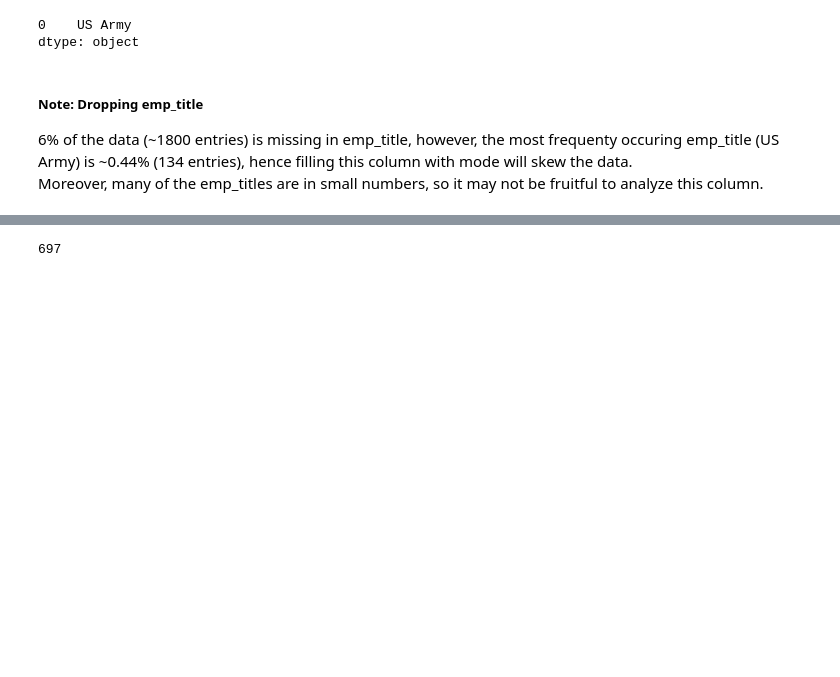
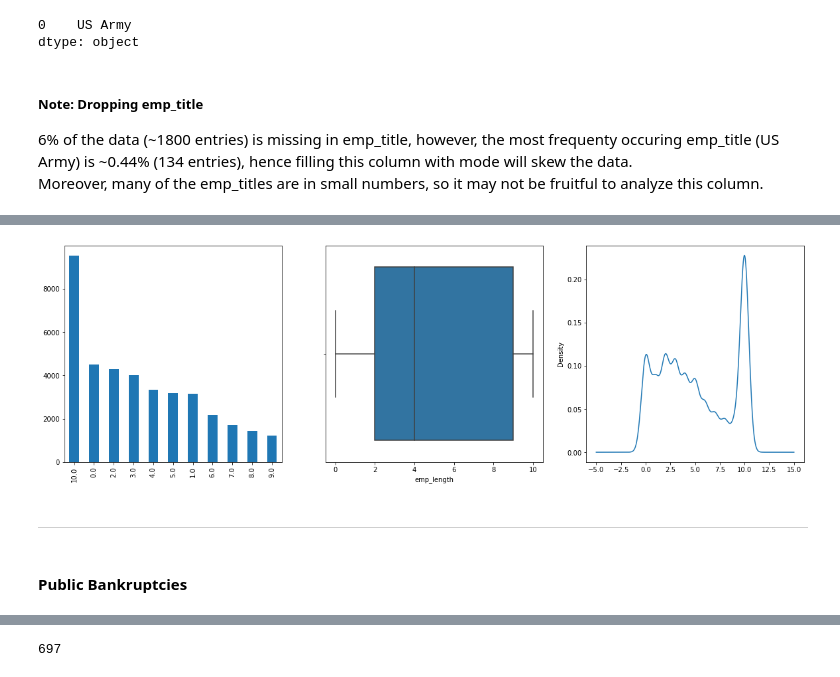
Before and after one commit to ayushxx7/EDA-LendingClubCaseStudy, a Jupyter notebook: LendingClubCaseStudy.ipynb, the cells around one changed output, grey strips where cells are left out. Drawn from its saved outputs; the diff is of its cells as text; code cells hidden in the pictures; blank space fills up the shorter version.

```diff
--- a/LendingClubCaseStudy.ipynb
+++ b/LendingClubCaseStudy.ipynb
@@ -396,2 +503,0 @@ plt.show()
-# %%
-loan_df.emp_length = loan_df.emp_length.apply(lambda x: str(x).replace('nan', '10'))
@@ -413,0 +508,2 @@ Name: emp_length, dtype: int64
+# %%
+loan_df.emp_length.fillna(loan_df.emp_length.mode()[0], inplace=True)
@@ -414,3 +529,18 @@ Name: emp_length, dtype: int64
+# %%
+fig, (ax1, ax2, ax3) = plt.subplots(1, 3, figsize=(20,6))
+
+loan_df.emp_length.value_counts().plot(kind='bar', ax=ax1)
+sns.boxplot(x='emp_length', data=loan_df, ax=ax2)
+# sns.kdeplot(x='emp_length', data=loan_df, ax=ax3)
+loan_df.emp_length.plot(kind='kde', ax=ax3)
+
+plt.show()
+# %% [output]
+[figure, added]
+# %% [markdown]
+---
+# %% [markdown]
+#### Public Bankruptcies
 # %%
 loan_df.pub_rec_bankruptcies.value_counts()
 # %% [output]
```
Also changed, not shown: parts of 57 cells of this notebook.
